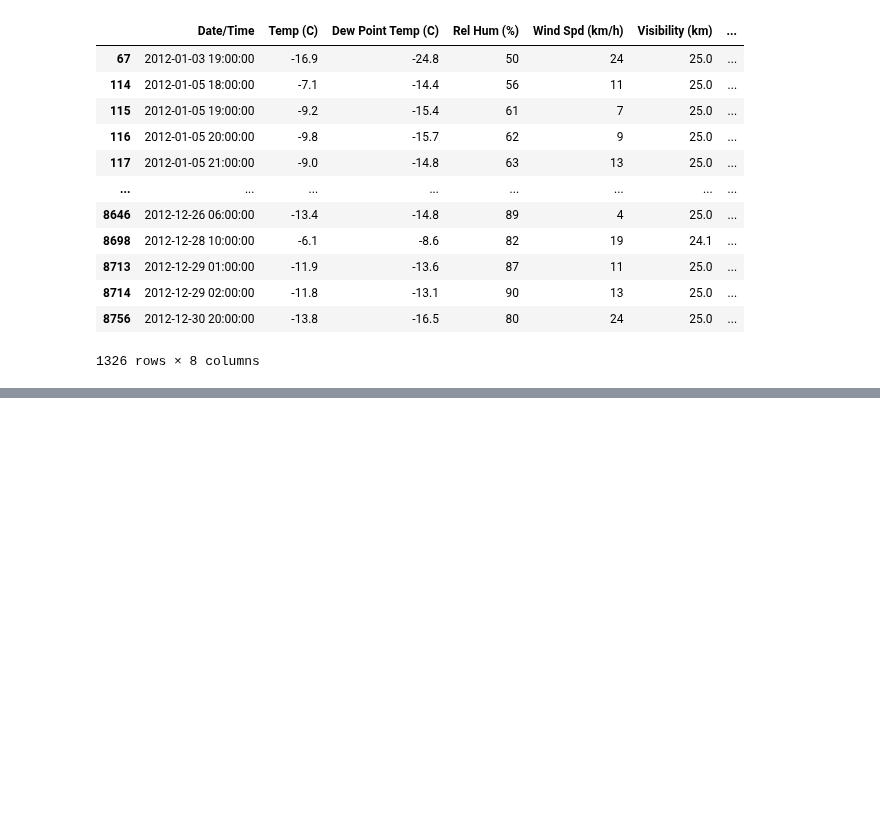
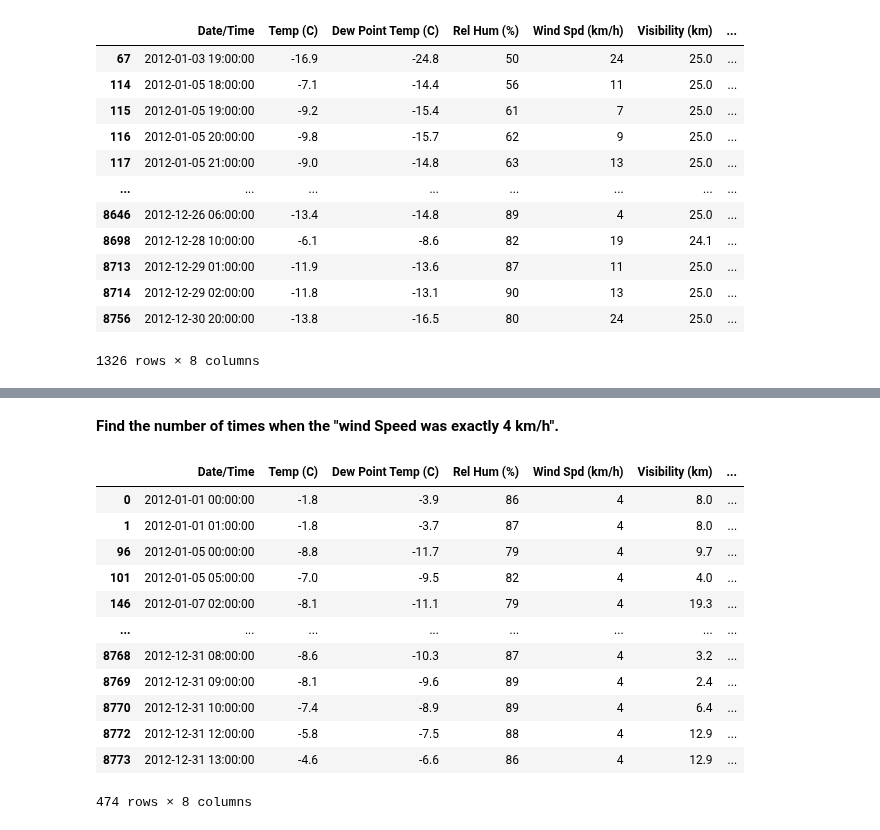
Before and after one commit to urmilapol/urmilapolprojects, a Jupyter notebook: weather.ipynb, the cells around one changed output, grey strips where cells are left out. Cells and saved outputs as stored; diff of their text form; code cells hidden in the pictures; blank space fills up the shorter version.

```diff
--- a/weather.ipynb
+++ b/weather.ipynb
@@ -242,0 +260,18 @@ data[data.Weather == "Clear"]
+# %% [markdown]
+**Find the number of times when the "wind Speed was exactly 4 km/h".**
+# %%
+data[data["Wind Spd (km/h)"] == 4]
+# %% [output]
+|  | Date/Time | Temp (C) | Dew Point Temp (C) | Rel Hum (%) | Wind Spd (km/h) | Visibility (km) | ... |
+| 0 | 2012-01-01 00:00:00 | -1.8 | -3.9 | 86 | 4 | 8.0 | ... |
+| 1 | 2012-01-01 01:00:00 | -1.8 | -3.7 | 87 | 4 | 8.0 | ... |
+| 96 | 2012-01-05 00:00:00 | -8.8 | -11.7 | 79 | 4 | 9.7 | ... |
+| 101 | 2012-01-05 05:00:00 | -7.0 | -9.5 | 82 | 4 | 4.0 | ... |
+| 146 | 2012-01-07 02:00:00 | -8.1 | -11.1 | 79 | 4 | 19.3 | ... |
+| ... | ... | ... | ... | ... | ... | ... | ... |
+| 8768 | 2012-12-31 08:00:00 | -8.6 | -10.3 | 87 | 4 | 3.2 | ... |
+| 8769 | 2012-12-31 09:00:00 | -8.1 | -9.6 | 89 | 4 | 2.4 | ... |
+| 8770 | 2012-12-31 10:00:00 | -7.4 | -8.9 | 89 | 4 | 6.4 | ... |
+| 8772 | 2012-12-31 12:00:00 | -5.8 | -7.5 | 88 | 4 | 12.9 | ... |
+| 8773 | 2012-12-31 13:00:00 | -4.6 | -6.6 | 86 | 4 | 12.9 | ... |
+474 rows × 8 columns
```
Also changed, not shown: parts of 1 cell of this notebook.
